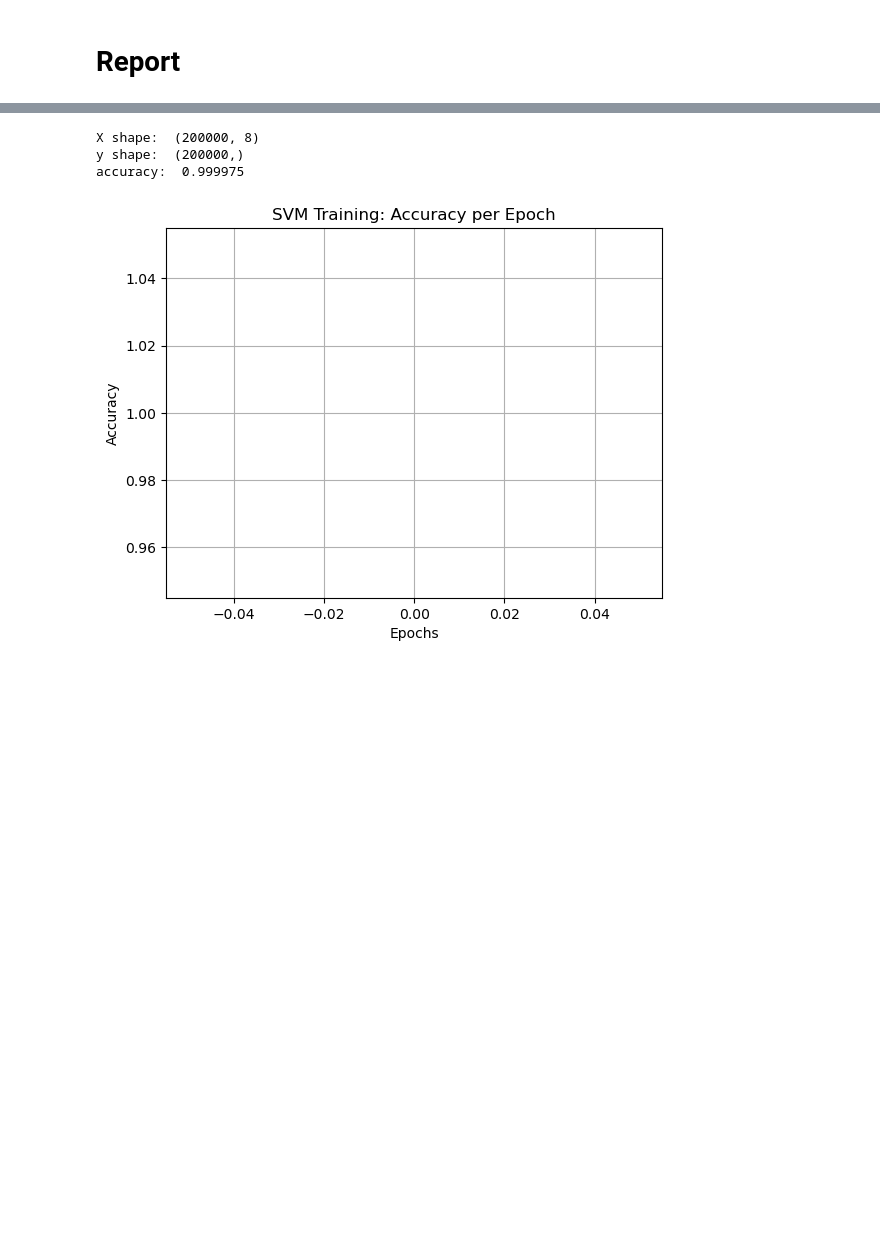
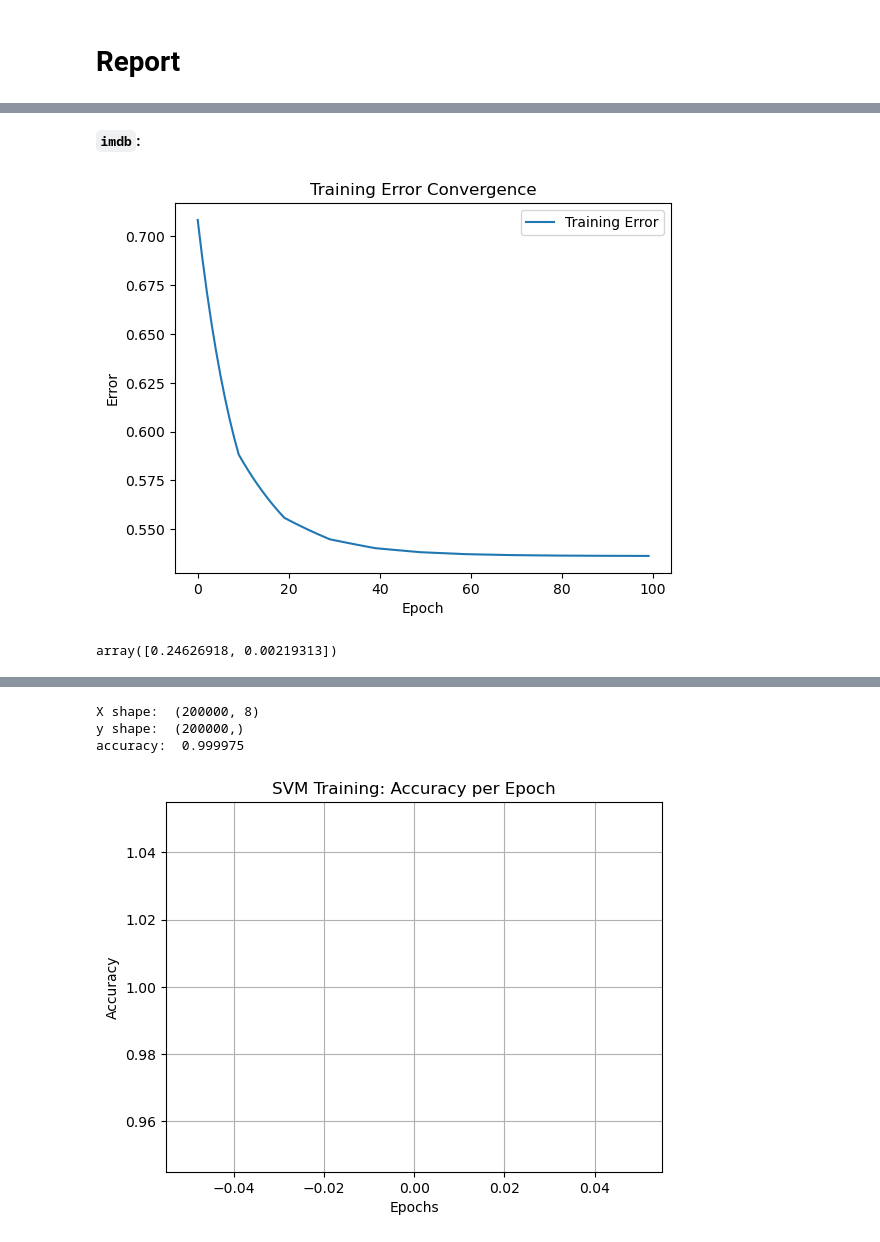
Before and after one commit to nks84/mma_pa1, a Jupyter notebook: pa2/submission_2_point_0.ipynb, the cells around one changed output, grey strips where cells are left out. Saved outputs shown, nothing was run; the diff lists cells and outputs as text; code cells hidden in the pictures; blank space fills up the shorter version.

```diff
--- a/pa2/submission_2_point_0.ipynb
+++ b/pa2/submission_2_point_0.ipynb
@@ -702,0 +752,19 @@ print(f"Time taken by linear SVM method: {end_time - start_time} seconds")
+# %%
+# Timing and training with linear SVM
+start_time = time.time()
+train_svm_linear(X_imdb, y_imdb, 20, 1, 20, 0.001)
+end_time = time.time()
+print(f"Time taken by linear SVM method: {end_time - start_time} seconds")
+
+# Timing and training with Adagrad
+start_time = time.time()
+train_svm_adagrad(X_imdb, y_imdb, 10, 0.1, 1, 0.001)
+end_time = time.time()
+print(f"Time taken by Adagrad method: {end_time - start_time} seconds")
+
+
+# Timing and training with Random Fourier Features and linear SVM
+start_time = time.time()
+train_svm_rff(X_imdb, y_imdb, 10, 0.1, 2000,10, 10, 0.001)
+end_time = time.time()
+print(f"Time taken for Random Fourier Features with linear SVM method: {end_time - start_time} seconds")
@@ -719,0 +859,7 @@ print(f"Time taken by linear SVM method: {end_time - start_time} seconds")
+# %% [markdown]
+**`imdb`:**
+# %%
+train_svm_linear_errorplot(X_imdb,y_imdb, 20, 1, 100, 0.001)
+# %% [output]
+[figure, added]
+array([0.24626918, 0.00219313])
```
Also changed, not shown: parts of 18 cells of this notebook, 1 other file.
